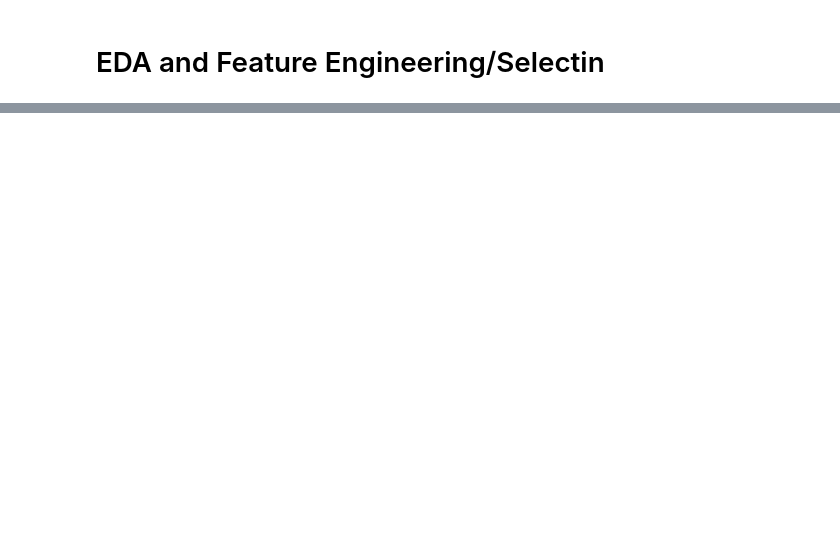
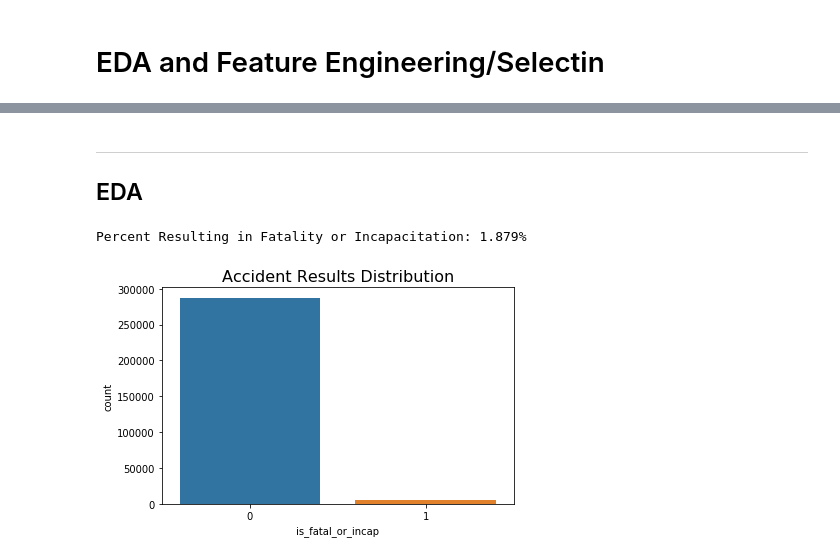
Before and after one commit to Morgan-Sell/chicago-traffic-safety, a Jupyter notebook: eda_feat_eng.ipynb, the cells around one changed output, grey strips where cells are left out. Cells and saved outputs as stored; diff of their text form; code cells hidden in the pictures; blank space fills up the shorter version.

```diff
--- a/eda_feat_eng.ipynb
+++ b/eda_feat_eng.ipynb
@@ -61,0 +129,13 @@ accidents.head()
+# %%
+accidents['time_of_day'] = accidents['CRASH_HOUR'].apply(lambda x: time_of_day(x))
+# %% [markdown]
+---
+## EDA
+# %%
+display_bar_plot(accidents, 'is_fatal_or_incap', 'Accident Results Distribution')
+
+print('Percent Resulting in Fatality or Incapacitation: {0:.3%}'.format(sum(accidents['is_fatal_or_incap']) / len(accidents['is_fatal_or_incap'])))
+print('\n')
+# %% [output]
+Percent Resulting in Fatality or Incapacitation: 1.879%
+[figure, added]
```
Also changed, not shown: parts of 17 cells of this notebook.
